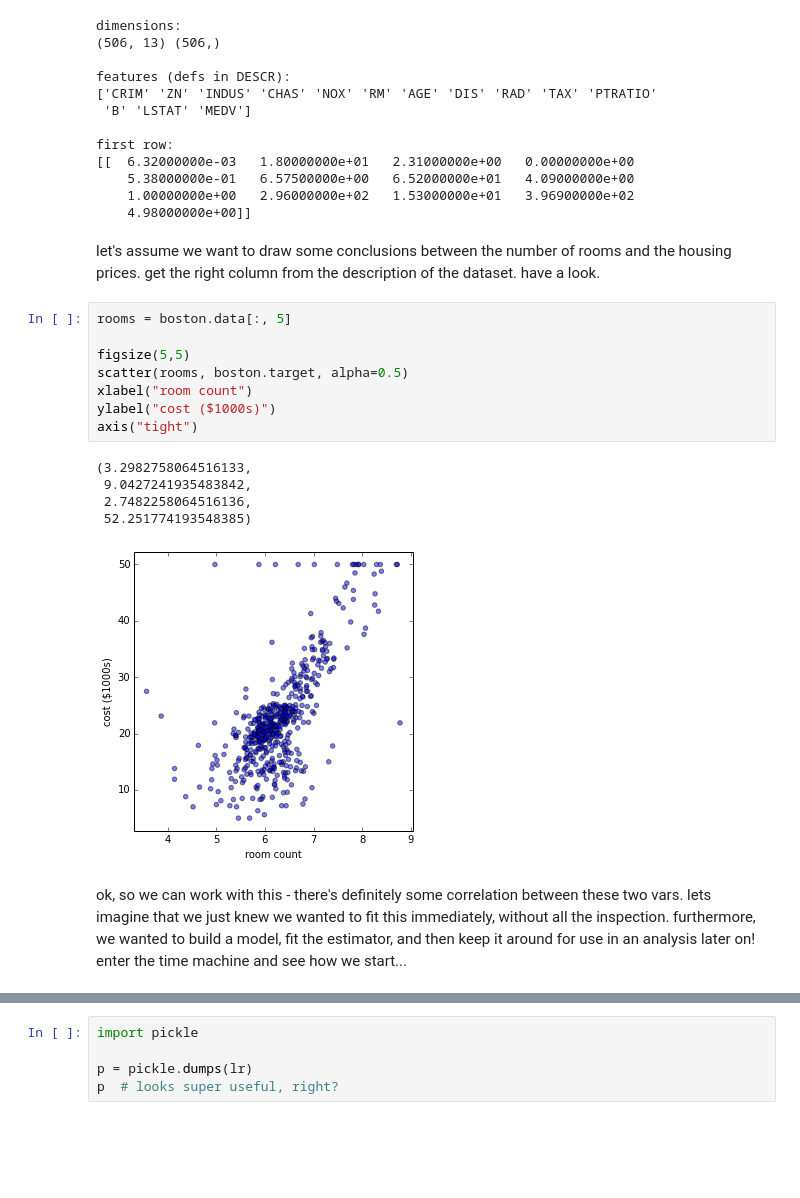
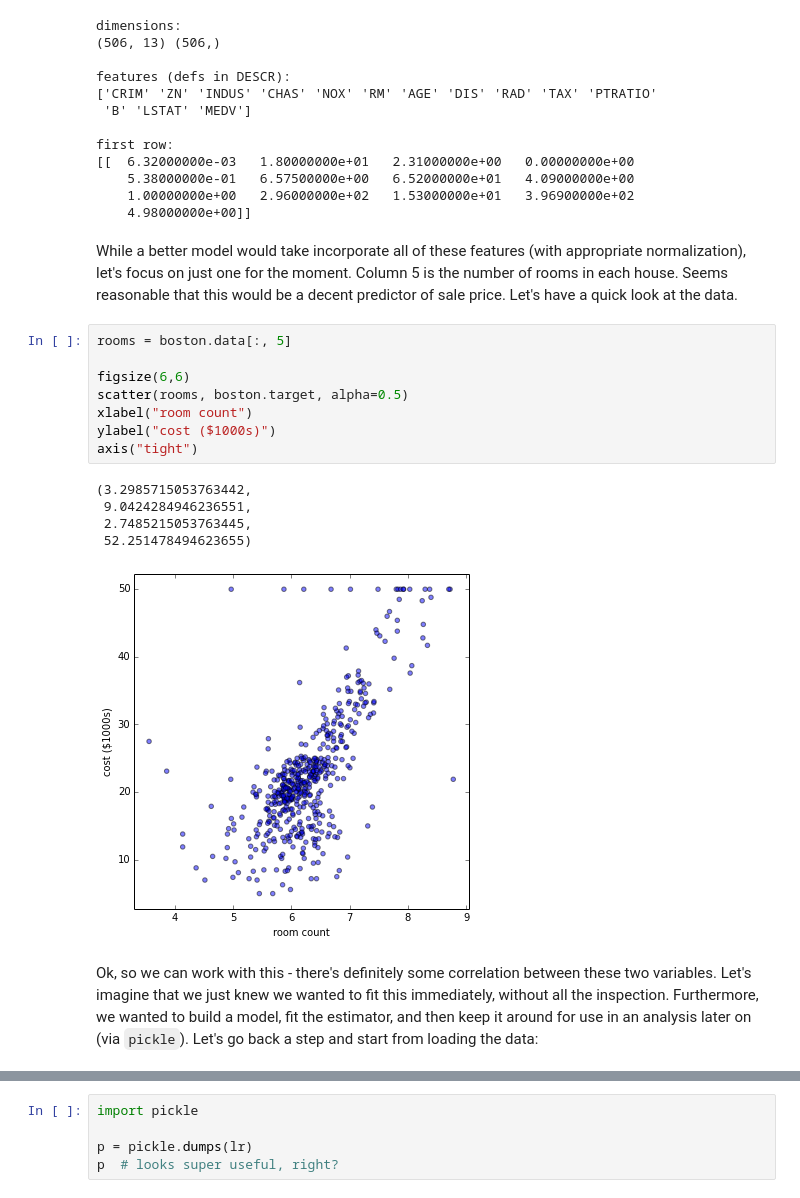
Before and after one commit to DrSkippy/Data-Science-45min-Intros, a Jupyter notebook: sklearn-101/sklearn-101.ipynb, the cells around one changed output, grey strips where cells are left out. Cells and saved outputs as stored; diff of their text form; blank space fills up the shorter version.

```diff
--- a/sklearn-101/sklearn-101.ipynb
+++ b/sklearn-101/sklearn-101.ipynb
@@ -306,24 +321,24 @@ first row:
     5.38000000e-01   6.57500000e+00   6.52000000e+01   4.09000000e+00
     1.00000000e+00   2.96000000e+02   1.53000000e+01   3.96900000e+02
     4.98000000e+00]]
-# %% [markdown]
-let's assume we want to draw some conclusions between the number of rooms and the housing prices. get the right column from the description of the dataset. have a look.
+# %% [markdown]
+While a better model would take incorporate all of these features (with appropriate normalization), let's focus on just one for the moment. Column 5 is the number of rooms in each house. Seems reasonable that this would be a decent predictor of sale price. Let's have a quick look at the data.
 # %%
 rooms = boston.data[:, 5]
 
-figsize(5,5)
+figsize(6,6)
 scatter(rooms, boston.target, alpha=0.5)
 xlabel("room count")
 ylabel("cost ($1000s)")
 axis("tight")
 # %% [output]
-(3.2982758064516133,
- 9.0427241935483842,
- 2.7482258064516136,
- 52.251774193548385)
+(3.2985715053763442,
+ 9.0424284946236551,
+ 2.7485215053763445,
+ 52.251478494623655)
-[figure, old version]
+[figure, new version]
 # %% [markdown]
-ok, so we can work with this - there's definitely some correlation between these two vars. lets imagine that we just knew we wanted to fit this immediately, without all the inspection. furthermore, we wanted to build a model, fit the estimator, and then keep it around for use in an analysis later on! enter the time machine and see how we start...
+Ok, so we can work with this - there's definitely some correlation between these two variables. Let's imagine that we just knew we wanted to fit this immediately, without all the inspection. Furthermore, we wanted to build a model, fit the estimator, and then keep it around for use in an analysis later on (via ``pickle``). Let's go back a step and start from loading the data:
 # %%
 # here comes the data
 boston = datasets.load_boston()
```
Also changed, not shown: parts of 59 cells of this notebook, 2 other files.
